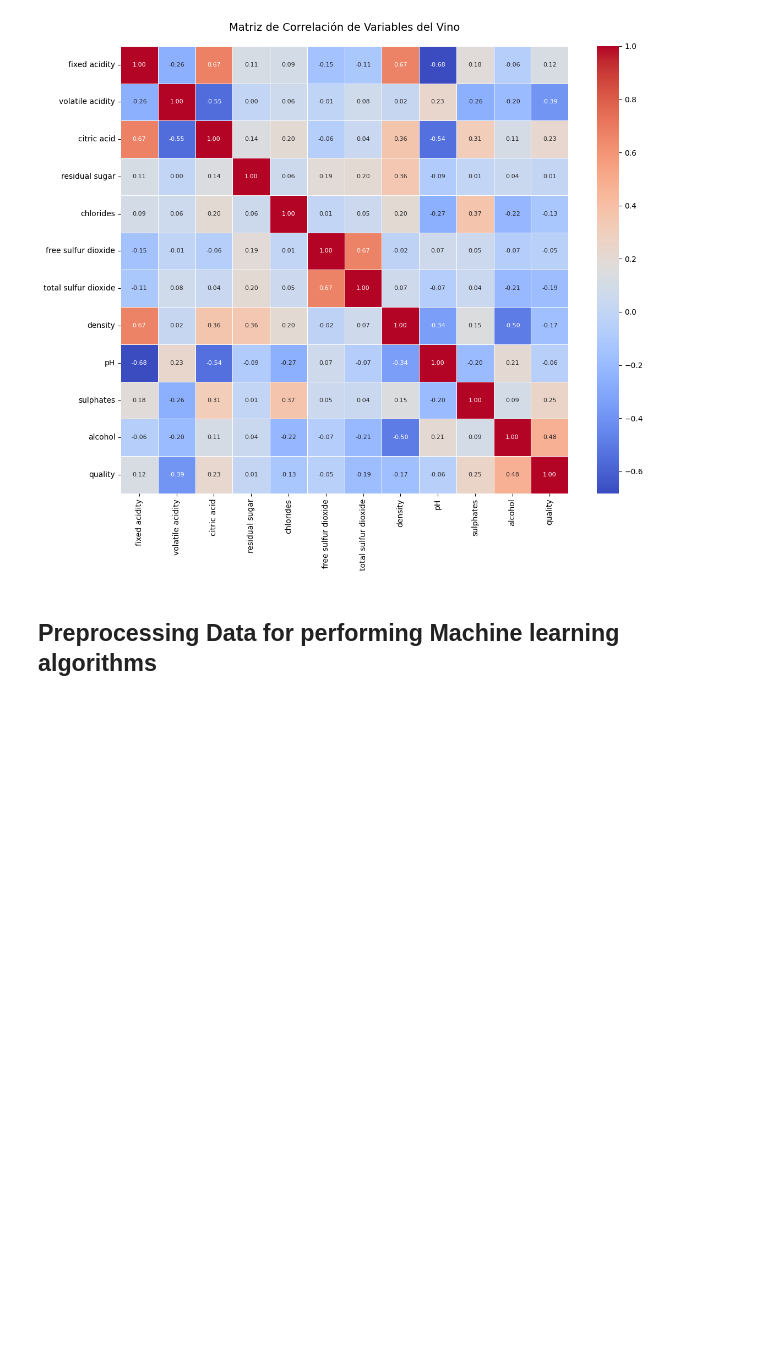
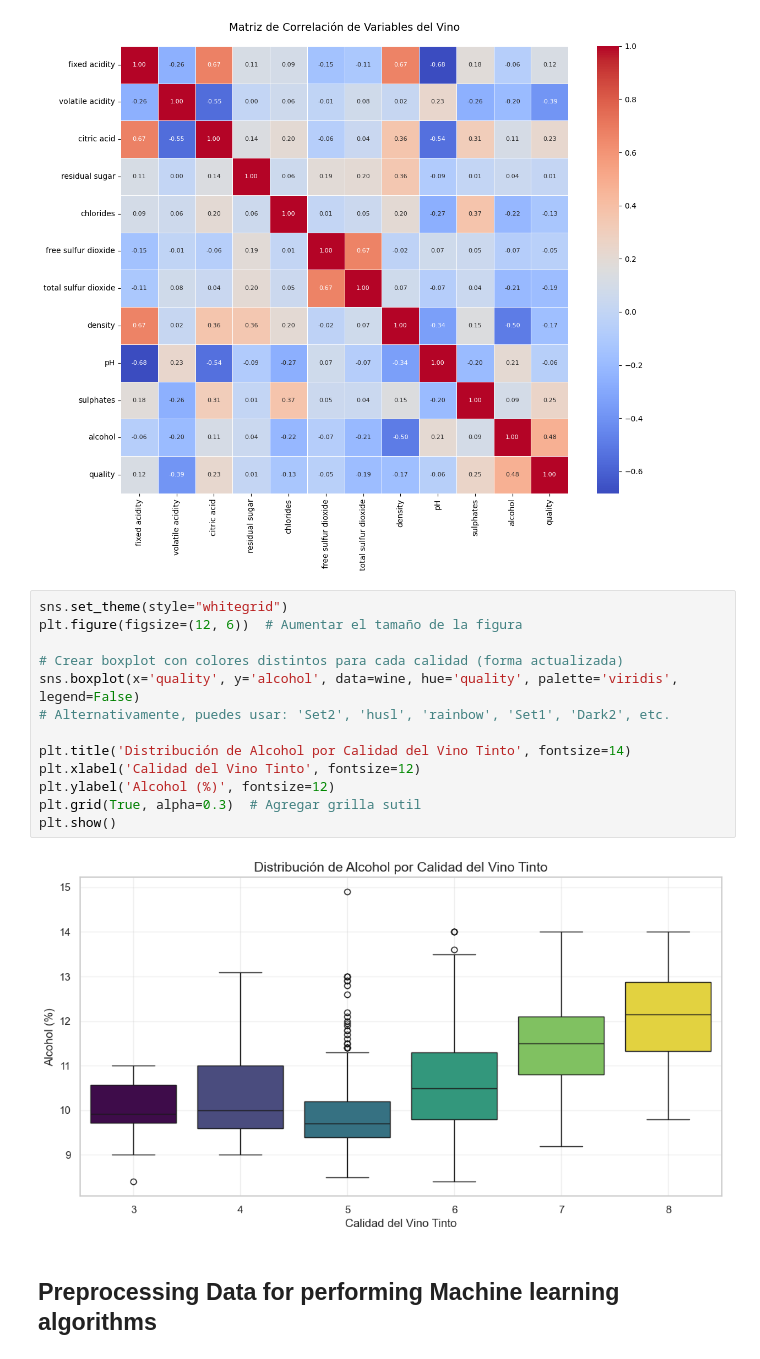
Before and after one commit to cristinaegus/Pandas_Python_IA, a Jupyter notebook: Copia_de_Prediction_of_quality_of_Wine.ipynb, the cells around one changed output. Drawn from its saved outputs; the diff is of its cells as text; blank space fills up the shorter version.

Commit message:
utilizando en un grafico sns.boxplot y pallete con hue

```diff
--- a/Copia_de_Prediction_of_quality_of_Wine.ipynb
+++ b/Copia_de_Prediction_of_quality_of_Wine.ipynb
@@ -142,6 +142,21 @@ plt.show()
 #Let's check the distribution of the quality of wine
 # %% [output]
 [figure]
+# %%
+sns.set_theme(style="whitegrid")
+plt.figure(figsize=(12, 6))  # Aumentar el tamaño de la figura
+
+# Crear boxplot con colores distintos para cada calidad (forma actualizada)
+sns.boxplot(x='quality', y='alcohol', data=wine, hue='quality', palette='viridis', legend=False)
+# Alternativamente, puedes usar: 'Set2', 'husl', 'rainbow', 'Set1', 'Dark2', etc.
+
+plt.title('Distribución de Alcohol por Calidad del Vino Tinto', fontsize=14)
+plt.xlabel('Calidad del Vino Tinto', fontsize=12)
+plt.ylabel('Alcohol (%)', fontsize=12)
+plt.grid(True, alpha=0.3)  # Agregar grilla sutil
+plt.show()
+# %% [output]
+[figure, added]
 # %% [markdown]
 ## Preprocessing Data for performing Machine learning algorithms
 # %%
```
Also changed, not shown: parts of 1 cell of this notebook, 3 other files.
